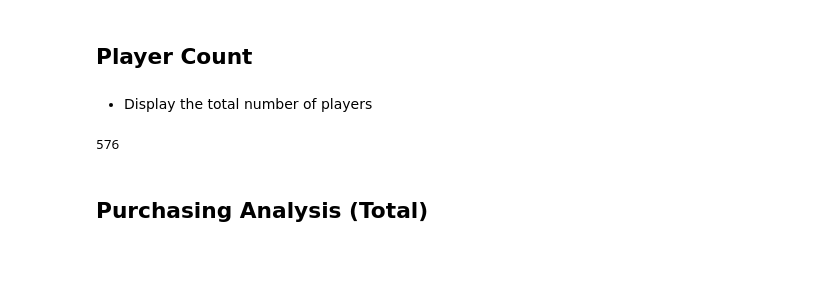
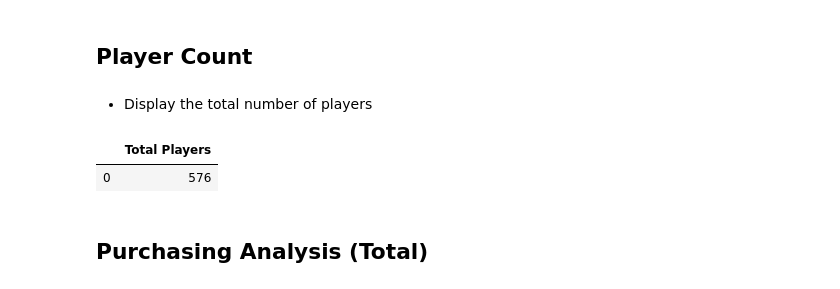
Before and after one commit to mansimajithia/pandas-challenge, a Jupyter notebook: HeroesOfPymoli/HeroesOfPymoli_starter.ipynb, the cells around one changed output. Drawn from its saved outputs; the diff is of its cells as text; code cells hidden in the pictures; blank space fills up the shorter version.

```diff
--- a/HeroesOfPymoli/HeroesOfPymoli_starter.ipynb
+++ b/HeroesOfPymoli/HeroesOfPymoli_starter.ipynb
@@ -29,13 +29,21 @@ purchase_data_df.head()
 ## Player Count
 # %% [markdown]
 * Display the total number of players
-# %%
-#Display the total number of players
-total_players= len(purchase_data["SN"].value_counts())
-
-total_players
-# %% [output]
-576
+# %%
+# #Display the total number of players
+# total_players_df= len(purchase_data_df["SN"].value_counts())
+
+# total_players_df
+
+# Use the length of list of screen names "SN", for total players.
+total_players = len(purchase_data_df["SN"].value_counts())
+
+# Create a data frame with total players named player count
+player_count = pd.DataFrame({"Total Players":[total_players]})
+player_count
+# %% [output]
+|  | Total Players |
+| 0 | 576 |
 # %% [markdown]
 ## Purchasing Analysis (Total)
 # %% [markdown]
```
Also changed, not shown: parts of 8 cells of this notebook.
